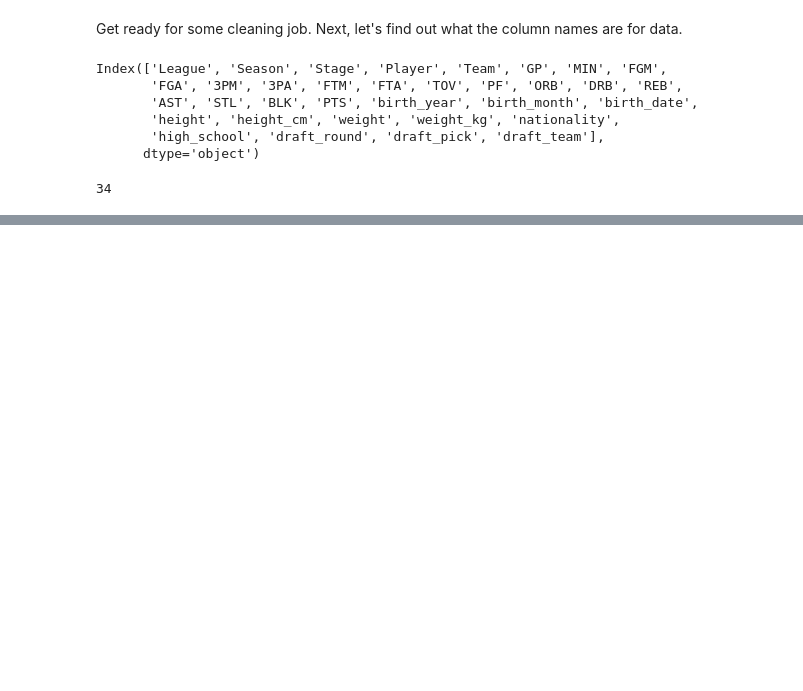
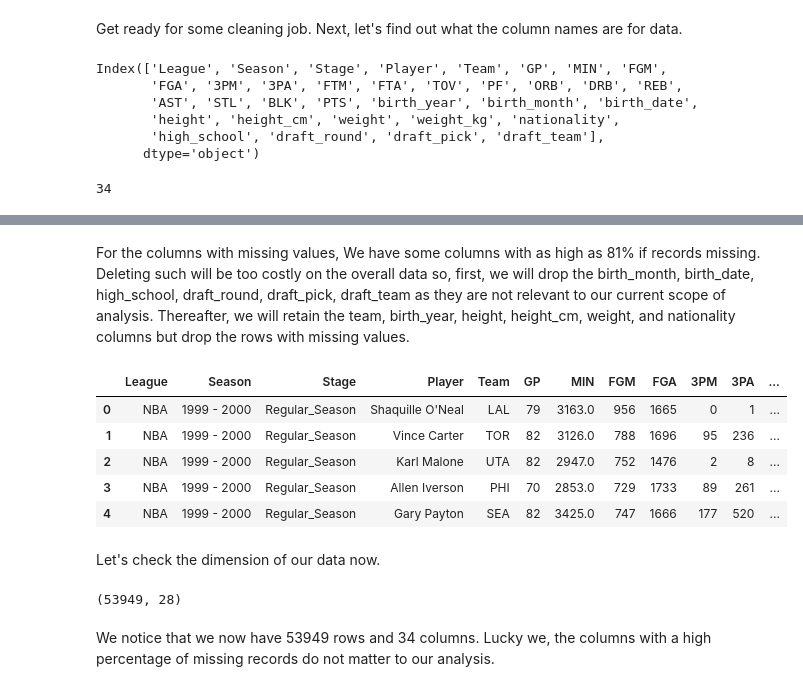
Before and after one commit to xtian4zy/Data-Analysis-Process-EDA-Lab, a Jupyter notebook: Exploratory Data Analysis (Data Analysis Process) - Lab.ipynb, the cells around one changed output, grey strips where cells are left out. Cells and saved outputs as stored; diff of their text form; code cells hidden in the pictures; blank space fills up the shorter version.

```diff
--- a/Exploratory Data Analysis (Data Analysis Process) - Lab.ipynb
+++ b/Exploratory Data Analysis (Data Analysis Process) - Lab.ipynb
@@ -127,0 +188,21 @@ print(len(df.columns))
+# %% [markdown]
+For the columns with missing values, We have some columns with as high as 81% if records missing. Deleting such will be too costly on the overall data so, first, we will drop the birth_month, birth_date, high_school, draft_round, draft_pick, draft_team as they are not relevant to our current scope of analysis. Thereafter, we will retain the team, birth_year, height, height_cm, weight, and nationality columns but drop the rows with missing values.
+# %%
+df.drop(['birth_month', 'birth_date', 'high_school', 'draft_round', 'draft_pick', 'draft_team'], axis = 1, inplace=True)
+# %%
+df.head()
+# %% [output]
+|  | League | Season | Stage | Player | Team | GP | MIN | FGM | FGA | 3PM | 3PA | ... |
+| 0 | NBA | 1999 - 2000 | Regular_Season | Shaquille O'Neal | LAL | 79 | 3163.0 | 956 | 1665 | 0 | 1 | ... |
+| 1 | NBA | 1999 - 2000 | Regular_Season | Vince Carter | TOR | 82 | 3126.0 | 788 | 1696 | 95 | 236 | ... |
+| 2 | NBA | 1999 - 2000 | Regular_Season | Karl Malone | UTA | 82 | 2947.0 | 752 | 1476 | 2 | 8 | ... |
+| 3 | NBA | 1999 - 2000 | Regular_Season | Allen Iverson | PHI | 70 | 2853.0 | 729 | 1733 | 89 | 261 | ... |
+| 4 | NBA | 1999 - 2000 | Regular_Season | Gary Payton | SEA | 82 | 3425.0 | 747 | 1666 | 177 | 520 | ... |
+# %% [markdown]
+Let's check the dimension of our data now.
+# %%
+df.shape
+# %% [output]
+(53949, 28)
+# %% [markdown]
+We notice that we now have 53949 rows and 34 columns. Lucky we, the columns with a high percentage of missing records do not matter to our analysis.
```
Also changed, not shown: parts of 10 cells of this notebook.
